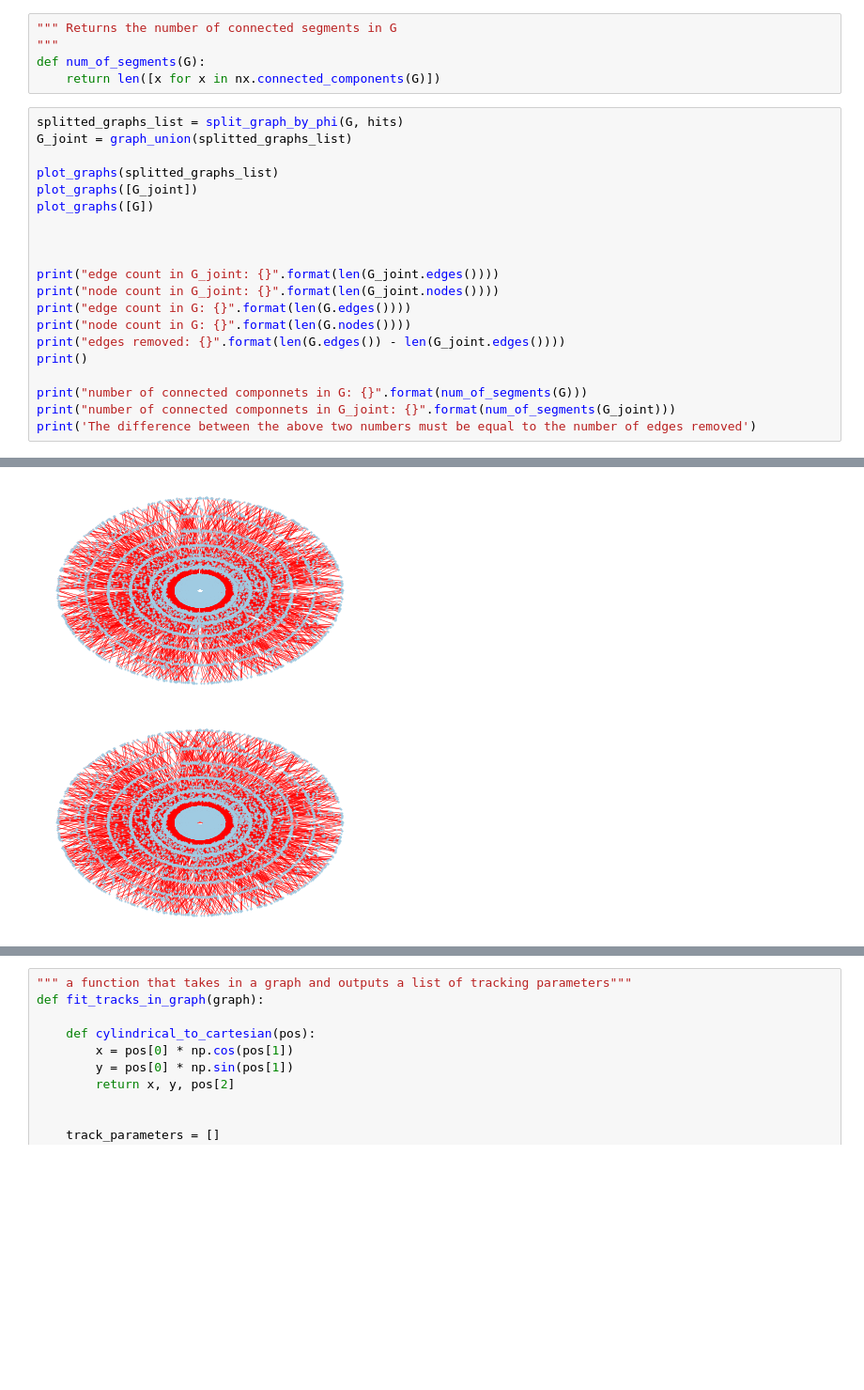
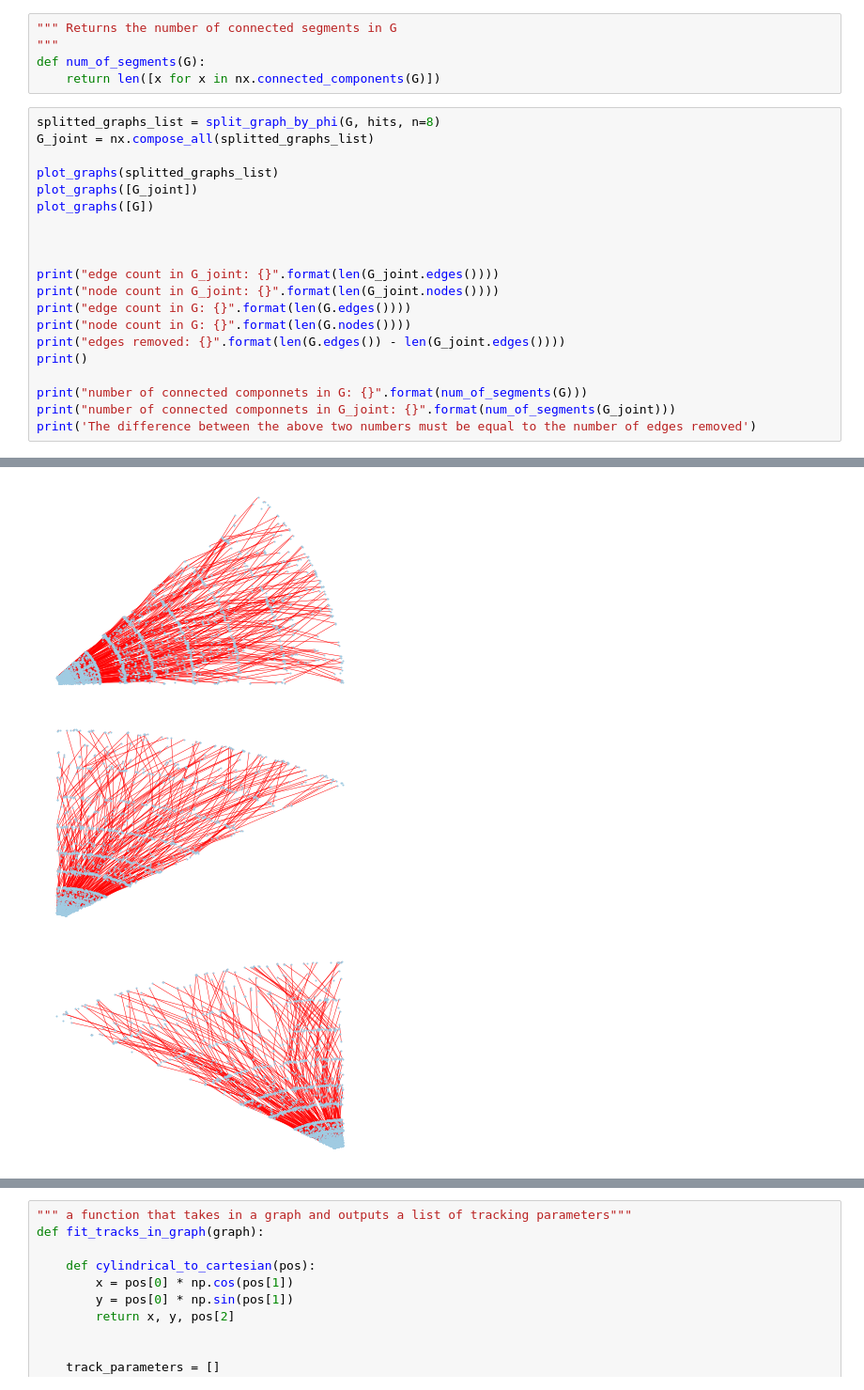
Before and after one commit to cliulinnaeus/heptrkx-gnn-tracking, a Jupyter notebook: code/plot_tracks.ipynb, the cells around one changed output, grey strips where cells are left out. Shown at 94% size. Cells and saved outputs as stored; diff of their text form; blank space fills up the shorter version.

```diff
--- a/code/plot_tracks.ipynb
+++ b/code/plot_tracks.ipynb
@@ -151,8 +144,8 @@ def plot_graphs(graph_list):
 def num_of_segments(G):
     return len([x for x in nx.connected_components(G)])
 # %%
-splitted_graphs_list = split_graph_by_phi(G, hits)
-G_joint = graph_union(splitted_graphs_list)
+splitted_graphs_list = split_graph_by_phi(G, hits, n=8)
+G_joint = nx.compose_all(splitted_graphs_list)
 
 plot_graphs(splitted_graphs_list)
 plot_graphs([G_joint])
@@ -187,2 +180,3 @@ The difference between the above two numbers must be equal to the number of edge
-[figure, old version]
+[figure, new version]
-[figure, old version]
+[figure, new version]
+[figure, added]
```
Also changed, not shown: parts of 16 cells of this notebook.
